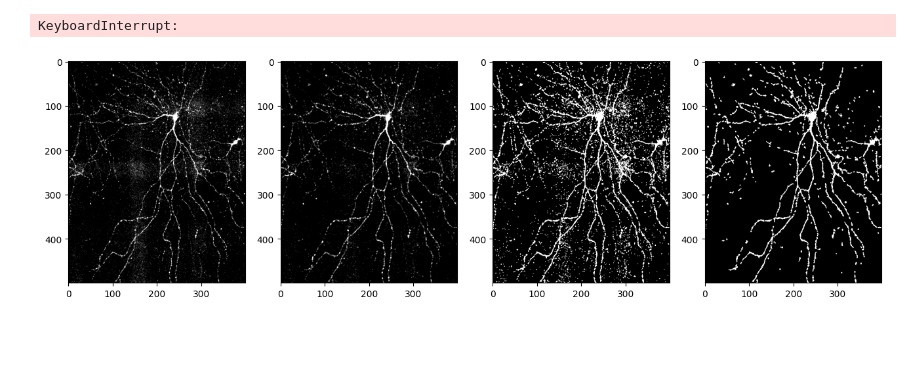
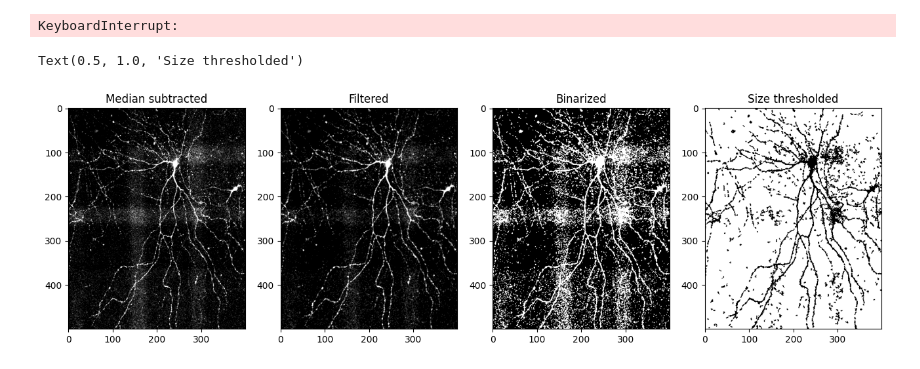
Before and after one commit to MForsthofer/rgc_reconstruction, a Jupyter notebook: dev/segmentation.ipynb, the cells around one changed output. Saved outputs shown, nothing was run; the diff lists cells and outputs as text; code cells hidden in the pictures; blank space fills up the shorter version.

Commit message:
found better way using sklearn.ndimage

```diff
--- a/dev/segmentation.ipynb
+++ b/dev/segmentation.ipynb
@@ -254,13 +226,12 @@ def remove_small_particles(binary_stack, min_size=5):
 
     return filtered_stack, component_sizes
 # %%
-from readlif.reader import LifFile
-import os
 import numpy as np
 import tifffile
 from skimage.transform import resize
 import matplotlib.pyplot as plt
 from scipy import interpolate
+from scipy.ndimage import median_filter
 
 channel = 1
 
@@ -271,42 +242,47 @@ input_path = r"C:\Users\Michael Forsthofer\OneDrive - University of Sussex\Baden
 zstack = tifffile.imread(input_path)
 zstack = zstack[:, channel, :,:]
 zstack = zstack[:, 1100:1600, 400:800]
 
 interpolated_stack = resize(
     zstack,
     (zstack.shape[0] * 2,
      zstack.shape[1],
      zstack.shape[2]),
     order=1,  # Bilinear interpolation
     preserve_range=True,
     mode='reflect'
 ).astype(zstack.dtype)
 
-stack_mean = np.mean(interpolated_stack, axis=0)
-processed_stack = interpolated_stack - stack_mean
+stack_median = np.median(interpolated_stack, axis=0)
+subtracted_stack = interpolated_stack - stack_median
 
     # Ensure the data remains in the original dtype range
-processed_stack = np.clip(processed_stack,
+subtracted_stack = np.clip(subtracted_stack,
                               np.iinfo(zstack.dtype).min,
                               np.iinfo(zstack.dtype).max).astype(zstack.dtype)
-ax[0].imshow(np.max(processed_stack, axis=0), cmap='gray', vmin = 2,vmax=9)
+ax[0].imshow(np.max(subtracted_stack, axis=0), cmap='gray', vmin = 2,vmax=9)
+ax[0].set_title("Median subtracted")
 
-processed_stack = median_filter_3d(processed_stack, filter_size=2)
+filtered_stack = median_filter(subtracted_stack, size=2)
 
 #plt.imshow(processed_stack[14,:,:], cmap='gray', vmin = 2,vmax=9)
 
-ax[1].imshow(np.max(processed_stack, axis=0), cmap='gray', vmin = 2,vmax=9)
+ax[1].imshow(np.max(filtered_stack, axis=0), cmap='gray', vmin = 2,vmax=9)
+ax[1].set_title("Filtered")
 
-tifffile.imwrite("processed_stack.tif", processed_stack)
+#tifffile.imwrite("processed_stack.tif", filtered_stack)
 
-processed_stack = binarize_stack(processed_stack, min_threshold=2, max_threshold=255)
+processed_stack = binarize_stack(filtered_stack, min_threshold=2, max_threshold=255)
 
 ax[2].imshow(np.max(processed_stack, axis=0), vmin = 0,vmax=1, cmap='gray')
+ax[2].set_title("Binarized")
 
-(processed_stack, particles) = remove_small_particles(processed_stack, min_size=25)
+(binarized_stack, particles) = remove_small_particles(processed_stack, min_size=25)
 
-ax[3].imshow(np.max(processed_stack, axis=0), vmin = 0,vmax=1, cmap='gray')
+ax[3].imshow(np.max(binarized_stack, axis=0), vmin = 0,vmax=1, cmap='gray_r')
+ax[3].set_title("Size thresholded")
 
-tifffile.imwrite("binarized_stack.tif", processed_stack)
+#tifffile.imwrite("binarized_stack.tif", binarized_stack)
 # %% [output]
+Text(0.5, 1.0, 'Size thresholded')
-[figure, old version]
+[figure, new version]
```
Also changed, not shown: parts of 3 cells of this notebook, 1 other file.
